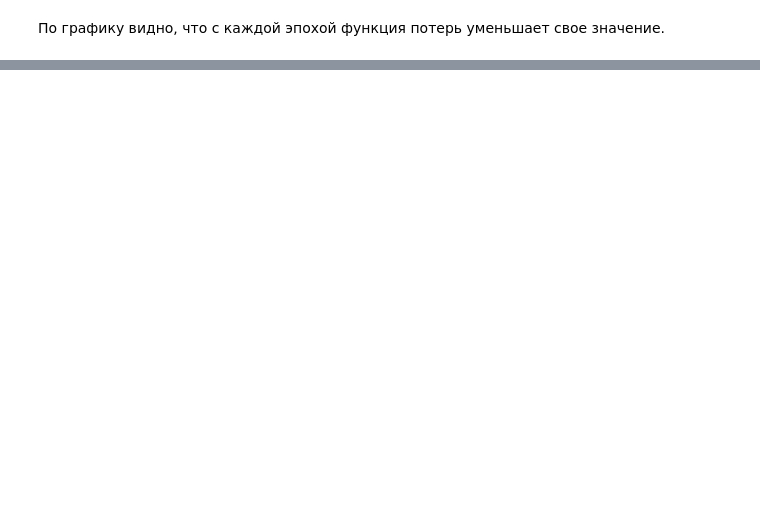
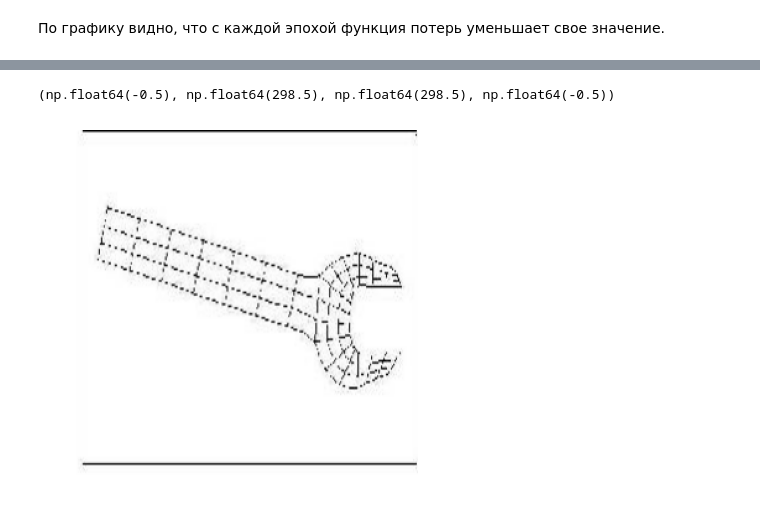
Before and after one commit to stwz13/ml, a Jupyter notebook: lab8.ipynb, the cells around one changed output, grey strips where cells are left out. Saved outputs shown, nothing was run; the diff lists cells and outputs as text; code cells hidden in the pictures; blank space fills up the shorter version.

```diff
--- a/lab8.ipynb
+++ b/lab8.ipynb
@@ -748,2 +779,16 @@ plt.grid(True, linestyle=':', alpha=0.6)
 # %% [markdown]
 По графику видно, что с каждой эпохой функция потерь уменьшает свое значение.
+# %%
+for images, labels in test_ds.take(1):
+    img = images[12]
+    true_label = labels[0].numpy()
+    break
+
+img_batch = tf.expand_dims(img, 0)
+prediction1 = model_inception.predict(img_batch)
+prediction2 = model_vgg19.predict(img_batch)
+print(prediction1)
+print(prediction2)
+plt.imshow(img.numpy().astype("uint8"))
+plt.axis("off")
+# %% [output]
@@ -749,0 +799,2 @@ plt.grid(True, linestyle=':', alpha=0.6)
+(np.float64(-0.5), np.float64(298.5), np.float64(298.5), np.float64(-0.5))
+[figure, added]
```
Also changed, not shown: parts of 47 cells of this notebook, 5 other files.
